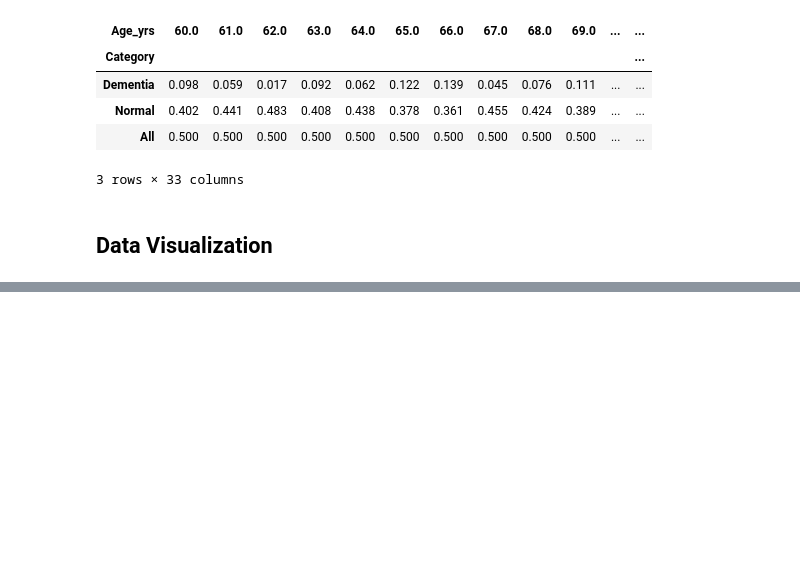
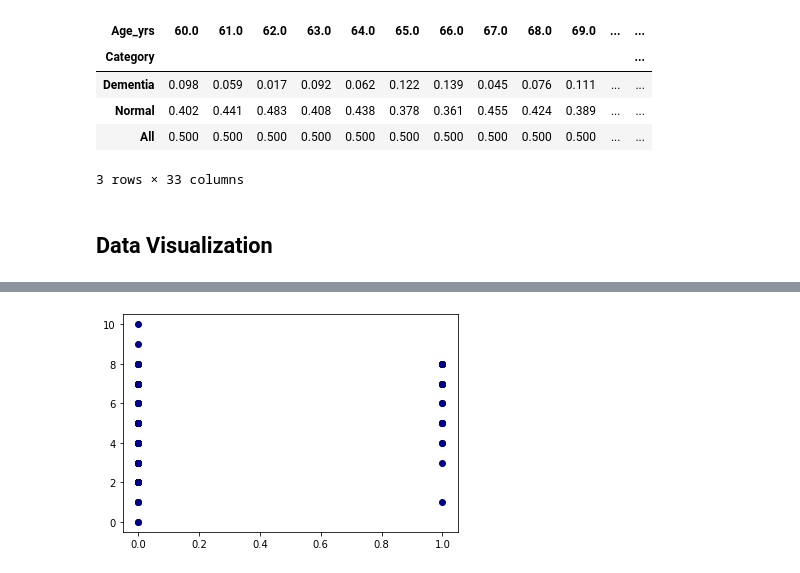
Before and after one commit to morganzimmerman/alzheimers_project, a Jupyter notebook: data_exploration.ipynb, the cells around one changed output, grey strips where cells are left out. Cells and saved outputs as stored; diff of their text form; code cells hidden in the pictures; blank space fills up the shorter version.

```diff
--- a/data_exploration.ipynb
+++ b/data_exploration.ipynb
@@ -27,6 +29,7 @@ import warnings
 warnings.filterwarnings('ignore')
 # %%
 dta = pd.read_csv('data/clean_data.csv')
+dta_dummy = pd.read_csv('data/dummy_data.csv')
 dta.head(10)
 # %% [output]
 |  | Participant_ID | Category | Age_yrs | Age_category | Education_yrs | Education_category | Sex | ... |
@@ -210,0 +307,3 @@ pd.crosstab(dta.Category,dta.Age_yrs,margins=True).apply(lambda x: x/x.sum(), ax
+# %%
+dta_dementia = dta_dummy.loc[dta_dummy['Category_Dementia'] == 1]
+dta_dementia['Category_Dementia']
@@ -210,0 +323,4 @@ pd.crosstab(dta.Category,dta.Age_yrs,margins=True).apply(lambda x: x/x.sum(), ax
+# %%
+plot = plt.scatter(dta_dementia.Intellectually_active_active, dta_dementia.AMT, c='DarkBlue')
+# %% [output]
+[figure, added]
```
Also changed, not shown: parts of 14 cells of this notebook.
